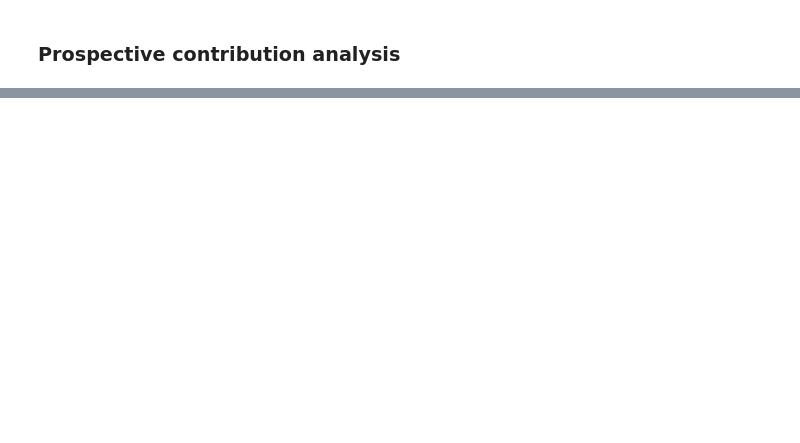
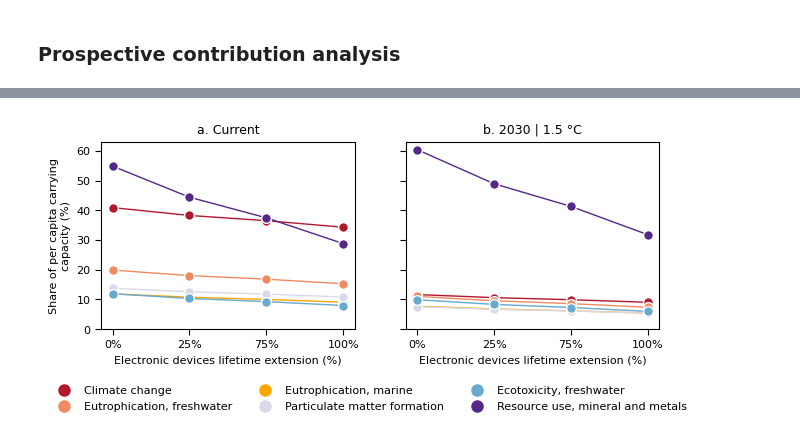
Before and after one commit to robyistrate/internet-environmental-footprint, a Jupyter notebook: notebooks/02_LCA_results_analysis.ipynb, the cells around one changed output, grey strips where cells are left out. Cells and saved outputs as stored; diff of their text form; code cells hidden in the pictures; blank space fills up the shorter version.

```diff
--- a/notebooks/02_LCA_results_analysis.ipynb
+++ b/notebooks/02_LCA_results_analysis.ipynb
@@ -896,10 +909,11 @@ DBS_PROSPECTIVE = {db: DBS[db] for db in DBS if ('Ecoinvent' not in db) and (('B
 # %%
 # Calculate GLO average impacts by scenario and year
+YEARS = 2030 #[2030, 2040, 2050]
 LCIA_YEAR_SCENARIO = {}
 
 for scenario in ['Base', 'RCP26', 'RCP19']:
     LCIA_YEAR_SCENARIO[scenario] = {}
-    for year in [2030, 2040, 2050]:
+    for year in YEARS:
         DB_ASSESSED = [db for db in DBS_PROSPECTIVE if scenario in db and str(year) in db][0]
         impacts = lcia_per_user_and_loc(['Medium technology user'],
                                         {'GLO': 'World'},
@@ -1044,7 +987,11 @@ for impact in LCIA_METHODS_PROSPECTIVE:
     CA_system_medium_timeserie[impact] = {}
     for system in INTERNET_COMPONENTS:
         CA_system_medium_timeserie[impact][system] = {}
+
         CA_system_medium_timeserie[impact][system]['Current'] = CA_system_medium_CH_GLO_IN['GLO'][system][impact]
-        CA_system_medium_timeserie[impact][system]['2030'] = CA_system_medium_prospective[DBS['Digital content RCP19 2030']][system][impact]
-        CA_system_medium_timeserie[impact][system]['2040'] = CA_system_medium_prospective[DBS['Digital content RCP19 2040']][system][impact]
-        CA_system_medium_timeserie[impact][system]['2050'] = CA_system_medium_prospective[DBS['Digital content RCP19 2050']][system][impact]
+
+        CA_system_medium_timeserie[impact][system]['2030 | 3.5 °C'] = CA_system_medium_prospective['Digital content Base 2030'][system][impact]
+
+        CA_system_medium_timeserie[impact][system]['2030 | 2 °C'] = CA_system_medium_prospective['Digital content RCP26 2030'][system][impact]
+
+        CA_system_medium_timeserie[impact][system]['2030 | 1.5 °C'] = CA_system_medium_prospective['Digital content RCP19 2030'][system][impact]
@@ -1281,7 +1103,8 @@ Perform analysis
 # %%
 sensitivity_analysis_data = Path(r"..\data\Sensitivity-Analysis-LCI-for-Presamples.xlsx")
 
-dbs_presamples = [('Ecoinvent Base 2050', 'Digital content Base 2050'),
-                  ('Ecoinvent RCP26 2050', 'Digital content RCP26 2050'),
-                  ('Ecoinvent RCP19 2050', 'Digital content RCP19 2050')]
+dbs_presamples = [('Ecoinvent', 'Digital content'),
+                  ('Ecoinvent Base 2030', 'Digital content Base 2030'),
+                  ('Ecoinvent RCP26 2030', 'Digital content RCP26 2030'),
+                  ('Ecoinvent RCP19 2030', 'Digital content RCP19 2030')]
 # %%
@@ -1415,0 +1221,47 @@ fig, axs = presamples_results_fig(sensitivity_analysis_lcia_carrying_capacity_Ba
+# %%
+impact_color = ["#b2182b", "#ef8a62", "orange", "#d8daeb", "#67a9cf", "#542788"]
+
+fig, axs = plt.subplots(1, 2, figsize=(fig_length[2], fig_height*0.25), sharey=True)
+
+counter = 0
+for sc in [SA_lcia_carrying_capacity_Default,
+          # SA_lcia_carrying_capacity_Base,
+          # SA_lcia_carrying_capacity_RCP26,
+           SA_lcia_carrying_capacity_RCP19]:
+    sc.loc[categories_prospective].T.plot(ax=axs[counter], fontsize=fontsize_axs, color=impact_color, lw=1, ls="-",
+                                          marker='o', ms=7, mec="white", legend=False, zorder=2)
+
+    axs[counter].tick_params(axis='x', which='major', direction='out', length=4, labelsize=fontsize_axs)
+    axs[counter].tick_params(axis='y', which='major', direction='out', length=4, labelsize=fontsize_axs)
+    axs[counter].yaxis.offsetText.set_fontsize(fontsize_axs)
+    axs[counter].set_xticks([0,1,2,3])
+   # axs[counter].set_xlim(0, 3)
+
+    axs[counter].set_xticklabels(["0%", "25%", "75%", "100%"], fontsize=fontsize_axs)
+
+    axs[counter].set_xlabel('Electronic devices lifetime extension (%)', fontsize=fontsize_label)
+
+    counter += 1
+
+axs[0].set_title("a. Current", loc='center', fontsize=fontsize_title)
+axs[1].set_title("b. 2030 | 1.5 °C", loc='center', fontsize=fontsize_title)
+
+
+axs[0].set_ylabel('Share of per capita carrying\ncapacity (%)', fontsize=fontsize_label)
+axs[0].set_ylim(0, 63)
+
+# LEGEND
+patch_1 = Line2D([0], [0], color=impact_color[0], label=categories_prospective[0], ls='None', marker='o', ms=8)
+patch_2 = Line2D([0], [0], color=impact_color[1], label=categories_prospective[1], ls='None', marker='o', ms=8)
+patch_3 = Line2D([0], [0], color=impact_color[2], label=categories_prospective[2], ls='None', marker='o', ms=8)
+patch_4 = Line2D([0], [0], color=impact_color[3], label=categories_prospective[3], ls='None', marker='o', ms=8)
+patch_5 = Line2D([0], [0], color=impact_color[4], label=categories_prospective[4], ls='None', marker='o', ms=8)
+patch_6 = Line2D([0], [0], color=impact_color[5], label=categories_prospective[5], ls='None', marker='o', ms=8)
+
+axs[0].legend(handles=[patch_1, patch_2, patch_3, patch_4, patch_5, patch_6],
+                bbox_to_anchor=(2.35,-0.25), ncol=3, frameon=False, edgecolor='black',  facecolor='White', fontsize=fontsize_legend)
+
+
+plt.savefig(Path(str(r"..\reports\submission") + '/fig_5.jpg'), dpi=600, bbox_inches='tight')
+# %% [output]
+[figure, added]
```
Also changed, not shown: parts of 44 cells of this notebook, 4 other files.
